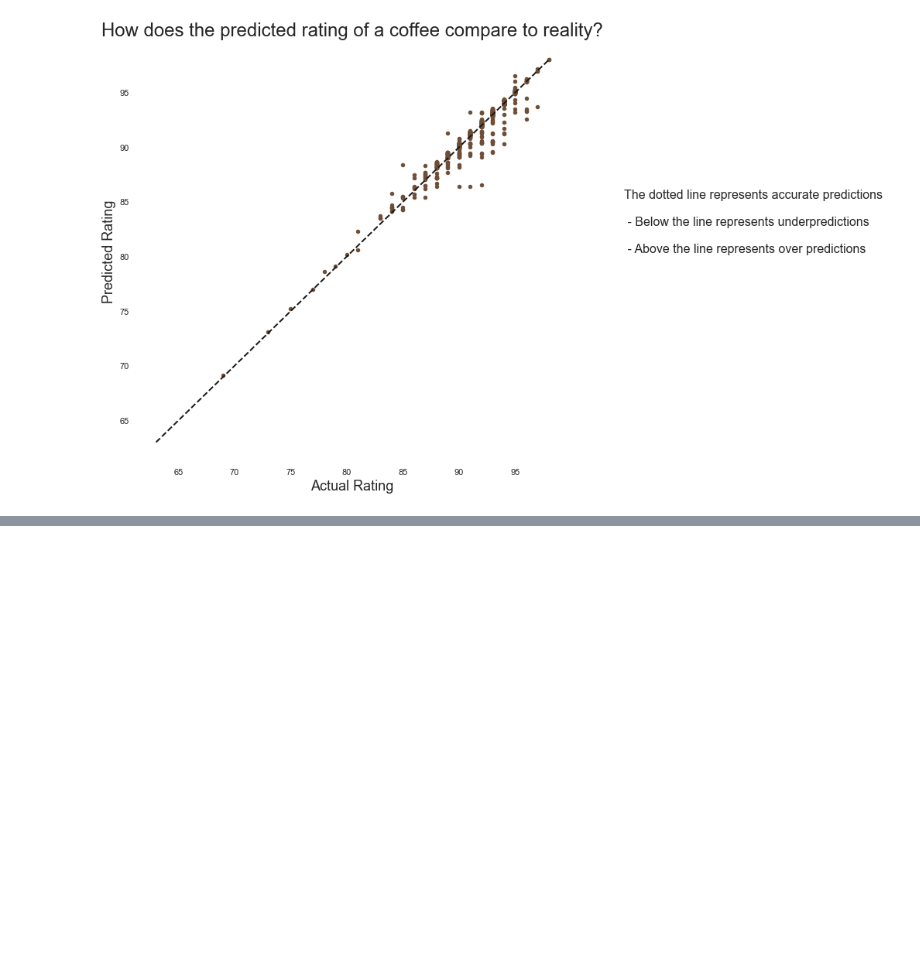
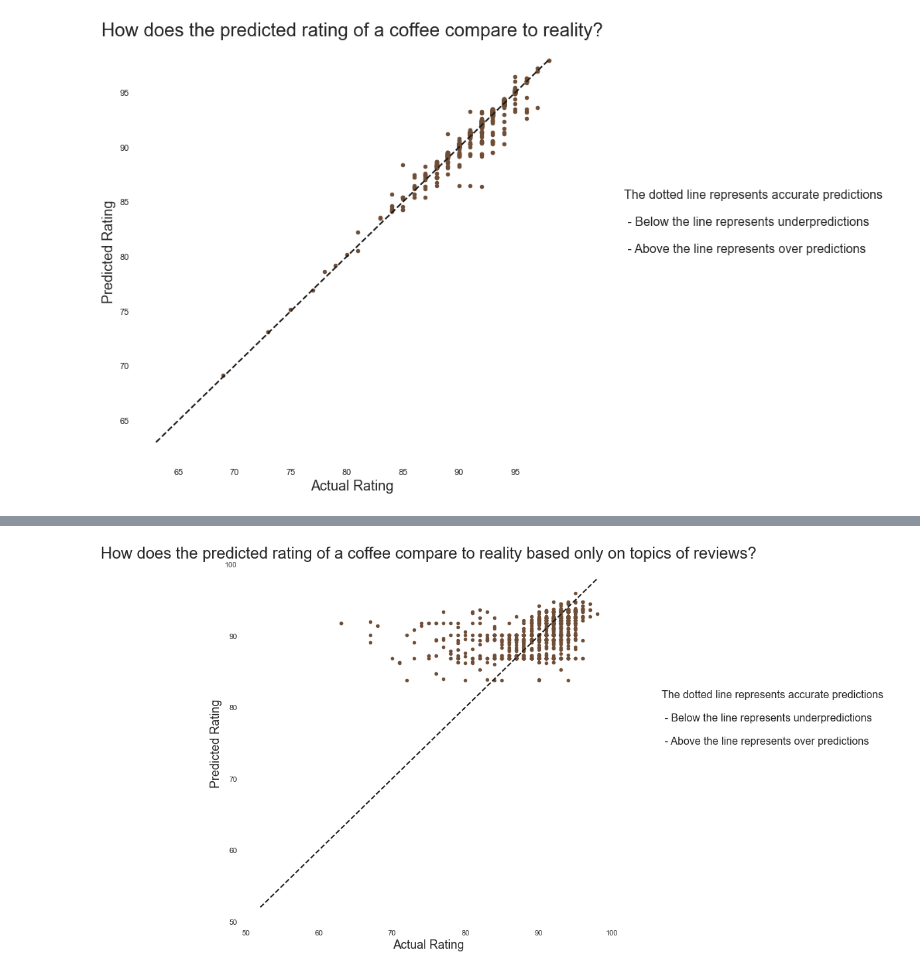
Before and after one commit to ejfeldman7/coffee-reviews-nlp, a Jupyter notebook: Notebooks/coffee_ratings_models.ipynb, the cells around one changed output, grey strips where cells are left out. Cells and saved outputs as stored; diff of their text form; code cells hidden in the pictures; blank space fills up the shorter version.

Commit message:
Added models from NMF topics

```diff
--- a/Notebooks/coffee_ratings_models.ipynb
+++ b/Notebooks/coffee_ratings_models.ipynb
@@ -21,6 +22,8 @@ with open('coffee_ratings.pickle','rb') as read_file:
     ratings = pickle.load(read_file)
 with open('combined.pickle','rb') as read_file:
     combined = pickle.load(read_file)
+with open('df.pickle','rb') as read_file:
+    df = pickle.load(read_file)
 # %%
 combined.head()
 # %% [output]
@@ -131,0 +206,5 @@ plt.show()
+# %%
+one_hot = pd.get_dummies(df,columns=['Two Topic','Three Topic','Four Topic','Five Topic','Six Topic','Seven Topic','Eight Topic','Nine Topic','Ten Topic'])
+one_hot = one_hot[one_hot.rating>0]
+# %%
+_X, X_, _y, y_ = train_test_split(one_hot.drop(columns=['Roaster','Text','rating']),one_hot.rating,test_size=.2,random_state=42)
@@ -131,0 +290,16 @@ plt.show()
+# %%
+y = one_hot.rating
+sns.set(rc={'figure.figsize':(10, 10)})
+fig, ax = plt.subplots()
+ax.scatter(y_, word_lasso_pred, s=20,color='#6f4e37')
+ax.set_facecolor('white')
+ax.plot([y.min(), y.max()], [y.min(), y.max()], 'k--', lw=2)
+ax.set_xlabel('Actual Rating',fontsize=18)
+ax.set_ylabel('Predicted Rating',fontsize=18)
+ax.set_title('How does the predicted rating of a coffee compare to reality based only on topics of reviews?',fontsize=24)
+txt = 'The dotted line represents accurate predictions' + '\n \n'+' - Below the line represents underpredictions' + '\n\n'+ ' - Above the line represents over predictions'
+text = fig.text(1,.5,txt,fontsize=16)
+# fig.savefig('OneDrive\Desktop\Metis\Projects\Project 2\wridge_actualvspredicted',kind='png')
+plt.show()
+# %% [output]
+[figure, added]
```
Also changed, not shown: parts of 15 cells of this notebook.
